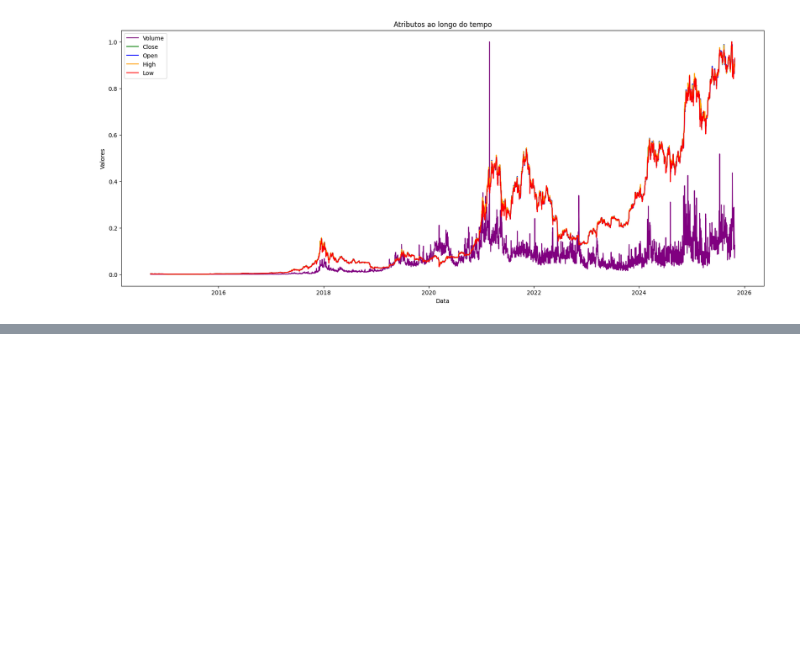
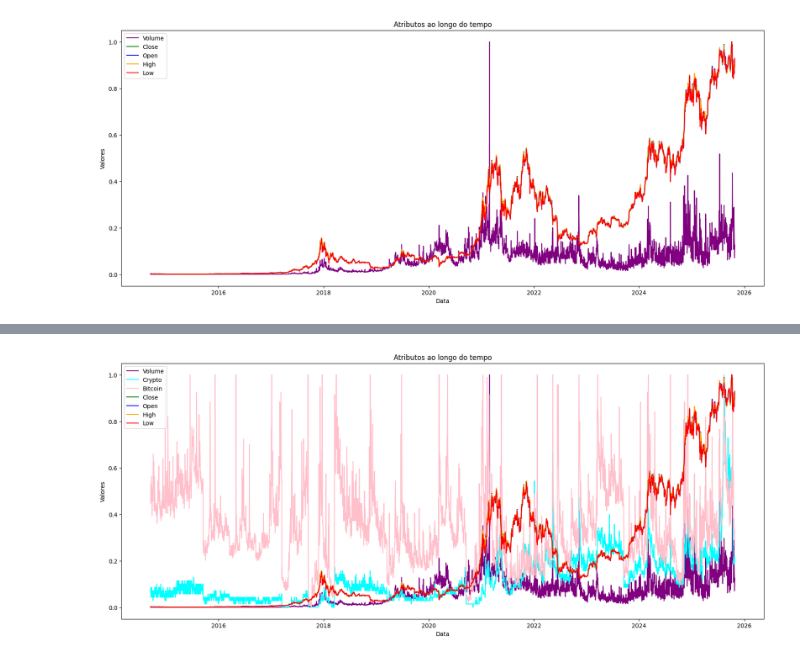
Before and after one commit to gusdiaso/crypto_predict, a Jupyter notebook: notebooks/02_data_eda.ipynb, the cells around one changed output, grey strips where cells are left out. Drawn from its saved outputs; the diff is of its cells as text; code cells hidden in the pictures; blank space fills up the shorter version.

Commit message:
add: coluna de tendencia e modelos

```diff
--- a/notebooks/02_data_eda.ipynb
+++ b/notebooks/02_data_eda.ipynb
@@ -46,0 +132,6 @@ plt.show()
+# %%
+# Seleciona apenas as colunas de interesse do Google Trends
+trends_cols = interest_over_time_df[["crypto", "bitcoin"]]
+
+# Faz o merge pelo índice de datas
+data_merged = data.merge(trends_cols, left_index=True, right_index=True, how='left')
@@ -46,0 +182,23 @@ plt.show()
+# %%
+scaler = MinMaxScaler(feature_range=(0,1))
+scaled_data = scaler.fit_transform(data_merged)
+data_scaled = pd.DataFrame(scaled_data, columns=data_merged.columns, index=data_merged.index)
+# %%
+plt.figure(figsize=(20,8))
+
+plt.plot(data_scaled.index, data_scaled['Volume'], label='Volume', color='purple')
+plt.plot(data_scaled.index, data_scaled['crypto'], label='Crypto', color='cyan')
+plt.plot(data_scaled.index, data_scaled['bitcoin'], label='Bitcoin', color='pink')
+plt.plot(data_scaled.index, data_scaled['Close'], label='Close', color='green')
+plt.plot(data_scaled.index, data_scaled['Open'], label='Open', color='blue')
+plt.plot(data_scaled.index, data_scaled['High'], label='High', color='orange')
+plt.plot(data_scaled.index, data_scaled['Low'], label='Low', color='red')
+
+
+plt.title('Atributos ao longo do tempo')
+plt.xlabel('Data')
+plt.ylabel('Valores')
+plt.legend()
+plt.show()
+# %% [output]
+[figure, added]
```
Also changed, not shown: parts of 9 cells of this notebook, 2 other files.
